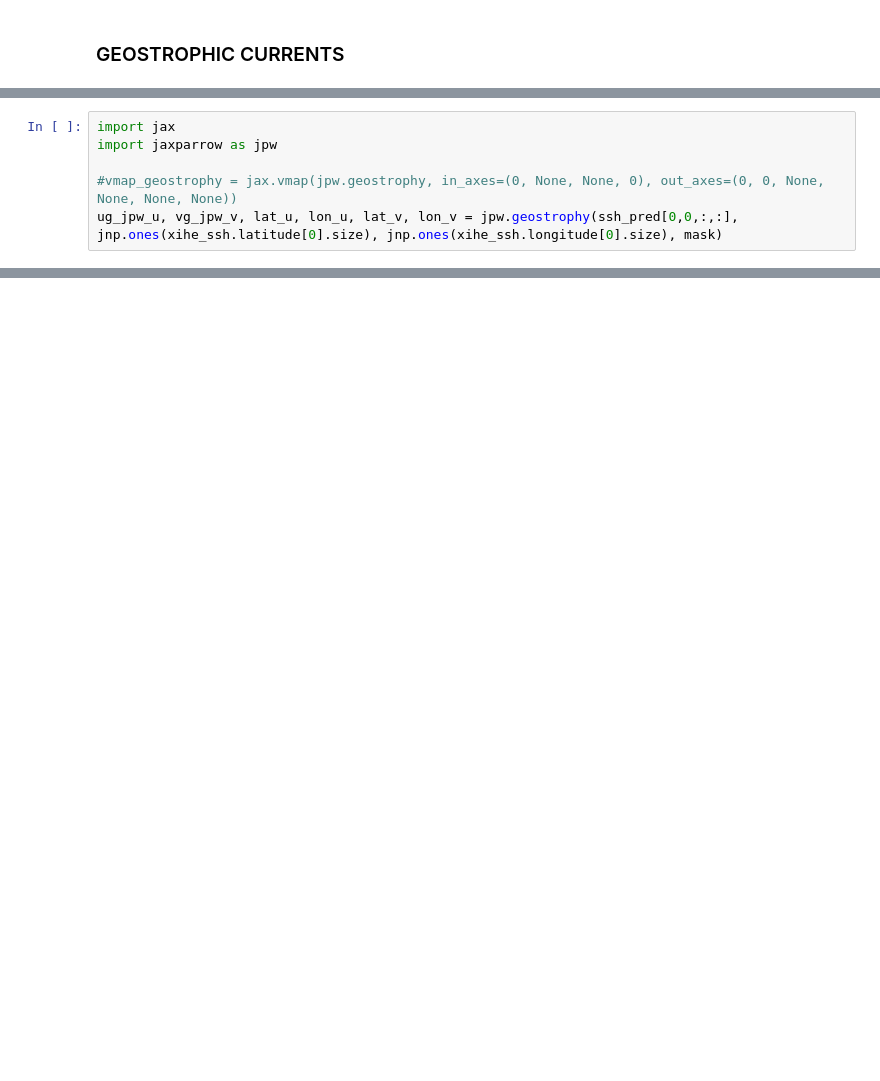
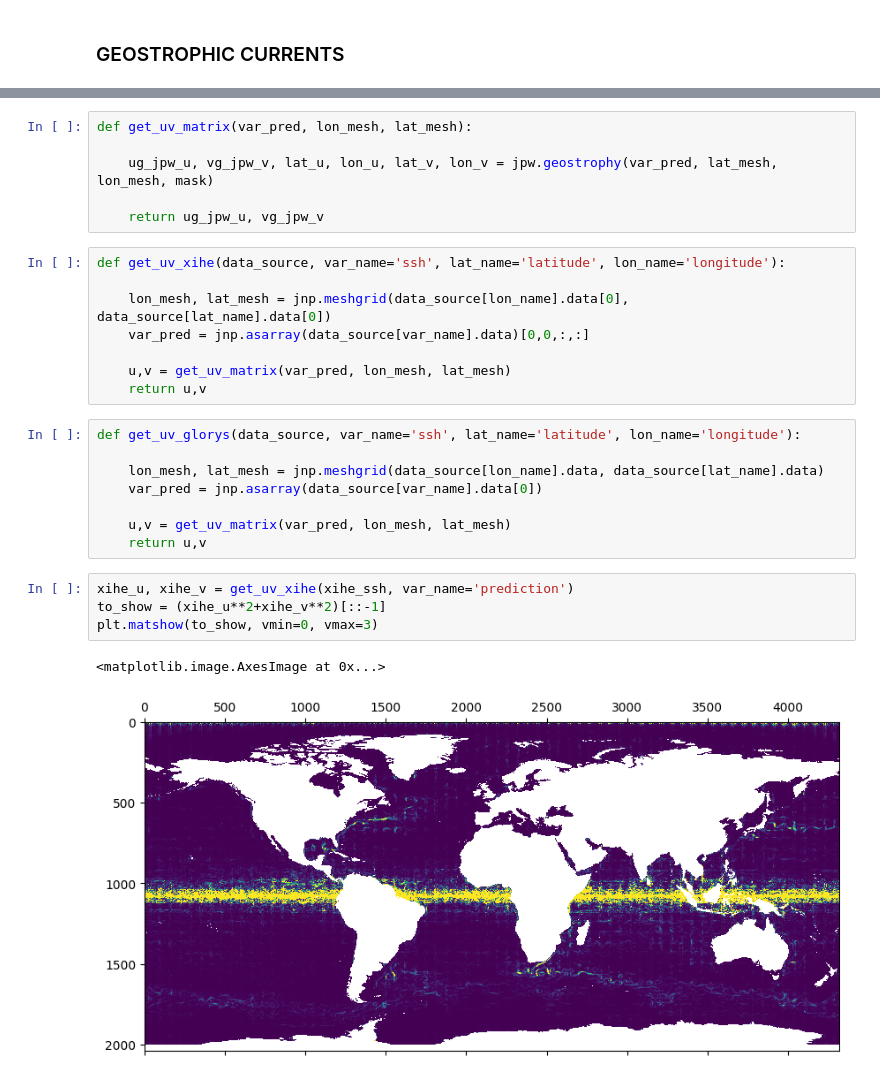
Before and after one commit to pierreHaslee/ssh-tracer-correlation, a Jupyter notebook: ssh_to_flte.ipynb, the cells around one changed output, grey strips where cells are left out. Drawn from its saved outputs; the diff is of its cells as text; blank space fills up the shorter version.

```diff
--- a/ssh_to_flte.ipynb
+++ b/ssh_to_flte.ipynb
@@ -77,6 +24,0 @@ print(xihe_ssh.latitude[0].size)
-# %%
-import jax
-import jaxparrow as jpw
-
-#vmap_geostrophy = jax.vmap(jpw.geostrophy, in_axes=(0, None, None, 0), out_axes=(0, 0, None, None, None, None))
-ug_jpw_u, vg_jpw_v, lat_u, lon_u, lat_v, lon_v = jpw.geostrophy(ssh_pred[0,0,:,:], jnp.ones(xihe_ssh.latitude[0].size), jnp.ones(xihe_ssh.longitude[0].size), mask)
@@ -166,0 +46,29 @@ Dimensions without coordinates: lon
+# %%
+def get_uv_matrix(var_pred, lon_mesh, lat_mesh):
+
+    ug_jpw_u, vg_jpw_v, lat_u, lon_u, lat_v, lon_v = jpw.geostrophy(var_pred, lat_mesh, lon_mesh, mask)
+
+    return ug_jpw_u, vg_jpw_v
+# %%
+def get_uv_xihe(data_source, var_name='ssh', lat_name='latitude', lon_name='longitude'):
+
+    lon_mesh, lat_mesh = jnp.meshgrid(data_source[lon_name].data[0], data_source[lat_name].data[0])
+    var_pred = jnp.asarray(data_source[var_name].data)[0,0,:,:]
+
+    u,v = get_uv_matrix(var_pred, lon_mesh, lat_mesh)
+    return u,v
+# %%
+def get_uv_glorys(data_source, var_name='ssh', lat_name='latitude', lon_name='longitude'):
+
+    lon_mesh, lat_mesh = jnp.meshgrid(data_source[lon_name].data, data_source[lat_name].data)
+    var_pred = jnp.asarray(data_source[var_name].data[0])
+
+    u,v = get_uv_matrix(var_pred, lon_mesh, lat_mesh)
+    return u,v
+# %%
+xihe_u, xihe_v = get_uv_xihe(xihe_ssh, var_name='prediction')
+to_show = (xihe_u**2+xihe_v**2)[::-1]
+plt.matshow(to_show, vmin=0, vmax=3)
+# %% [output]
+<matplotlib.image.AxesImage at 0x...>
+[figure, added]
```
Also changed, not shown: parts of 16 cells of this notebook, 1 other file.
